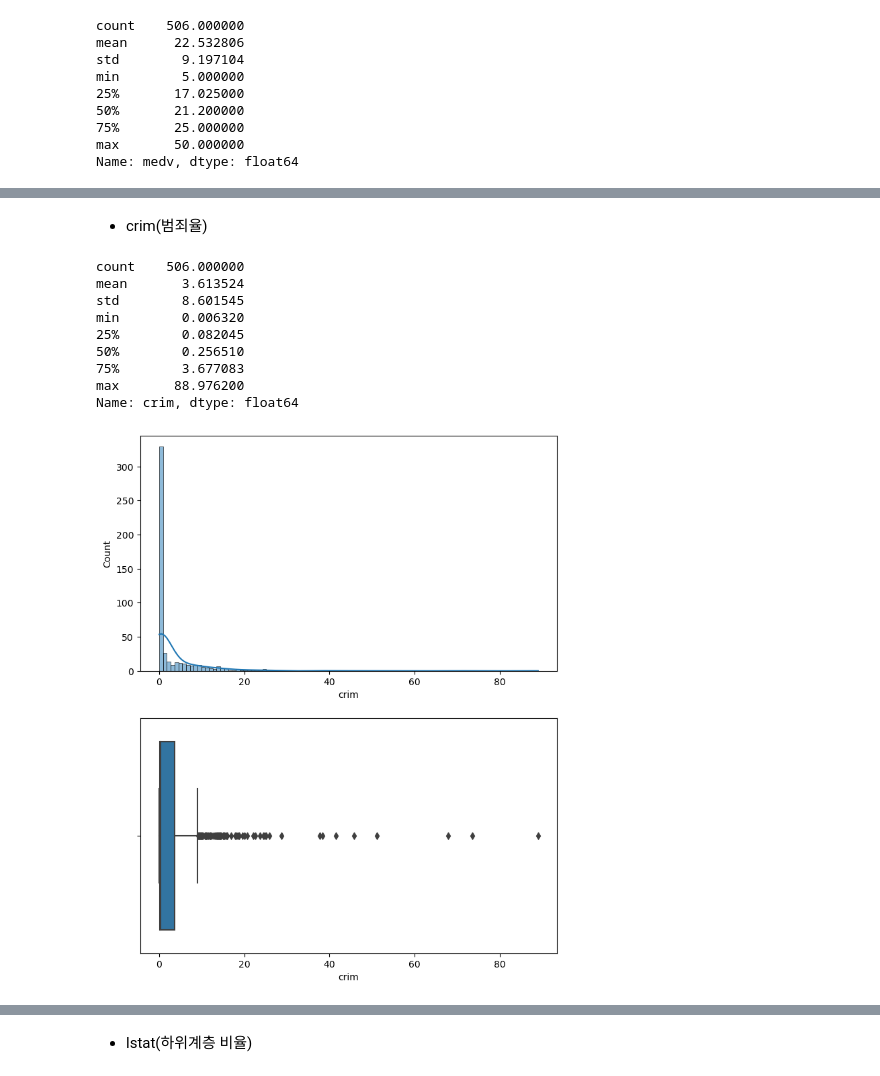
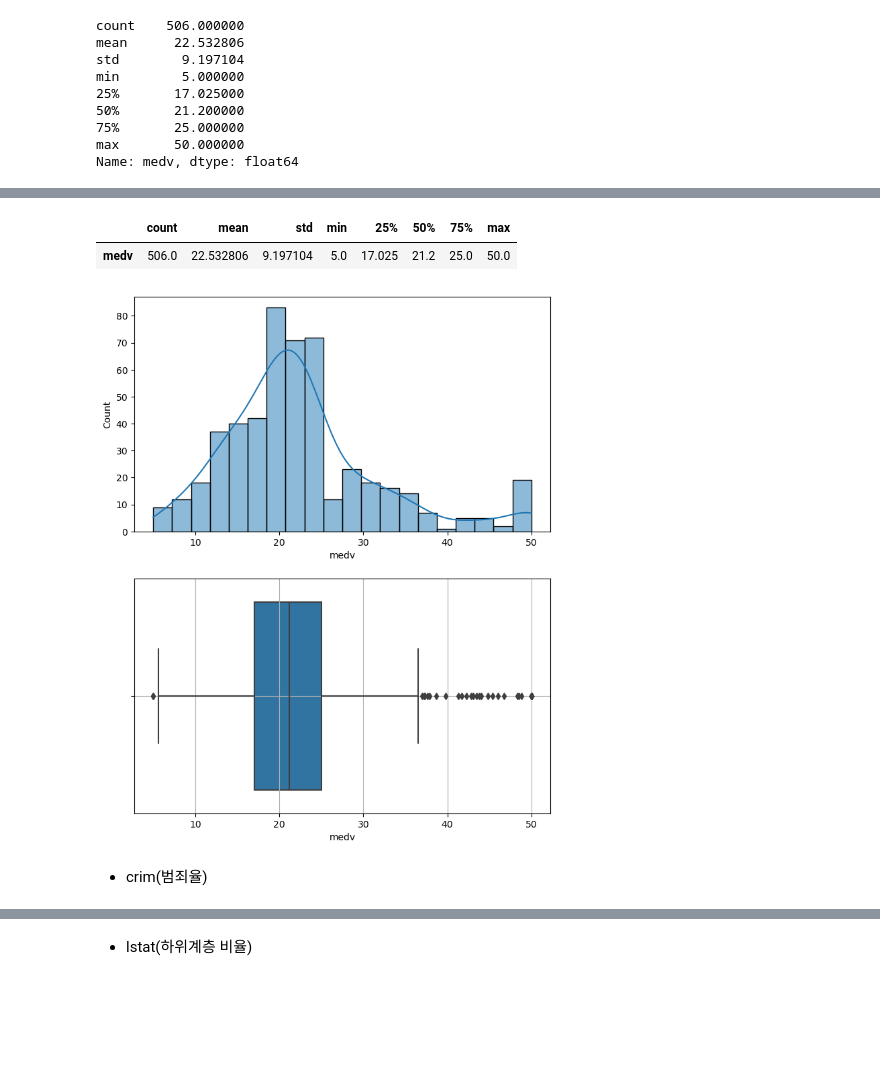
Before and after one commit to Jihwan98/aivle_school, a Jupyter notebook: 2023.02.07_데이터처리_실습/05 - 단변량분석.ipynb, the cells around one changed output, grey strips where cells are left out. Cells and saved outputs as stored; diff of their text form; code cells hidden in the pictures; blank space fills up the shorter version.

```diff
--- a/2023.02.07_데이터처리_실습/05 - 단변량분석.ipynb
+++ b/2023.02.07_데이터처리_실습/05 - 단변량분석.ipynb
@@ -706,2 +707,23 @@ plt.show()
+# %%
+def eda1_n(data, var, bins=20):
+    # 기초통계량
+    display(data[[var]].describe().T)
+
+    # 시각화
+    plt.figure(figsize=(8, 10))
+    plt.subplot(2, 1, 1)
+    sns.histplot(x=var, data=data, bins=bins, kde=True)
+
+    plt.subplot(2, 1, 2)
+    sns.boxplot(x=var, data=data)
+    plt.grid()
+
+    plt.show()
+# %%
+eda1_n(boston, 'medv')
+# %% [output]
+|  | count | mean | std | min | 25% | 50% | 75% | max |
+| medv | 506.0 | 22.532806 | 9.197104 | 5.0 | 17.025 | 21.2 | 25.0 | 50.0 |
+[figure, added]
 # %% [markdown]
 * crim(범죄율)
@@ -710,25 +729,0 @@ var = 'crim'
-# %%
-# 기초통계량
-boston[var].describe()
-# %% [output]
-count    506.000000
-mean       3.613524
-std        8.601545
-min        0.006320
-25%        0.082045
-50%        0.256510
-75%        3.677083
-max       88.976200
-Name: crim, dtype: float64
-# %%
-# 시각화
-plt.figure(figsize=(8, 10))
-plt.subplot(2, 1, 1)
-sns.histplot(boston[var], kde=True)
-
-plt.subplot(2, 1, 2)
-sns.boxplot(x=boston[var])
-
-plt.show()
-# %% [output]
-[figure, removed]
```
Also changed, not shown: parts of 9 cells of this notebook, 3 other files.
